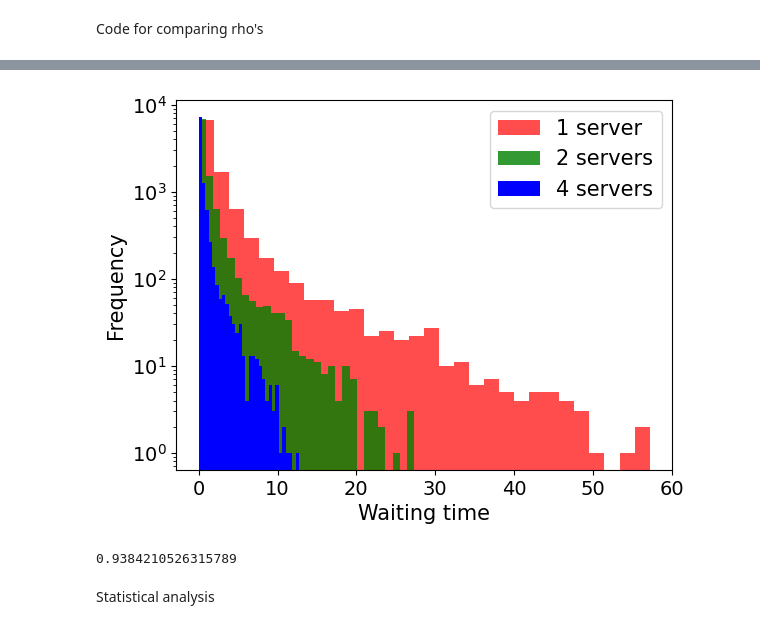
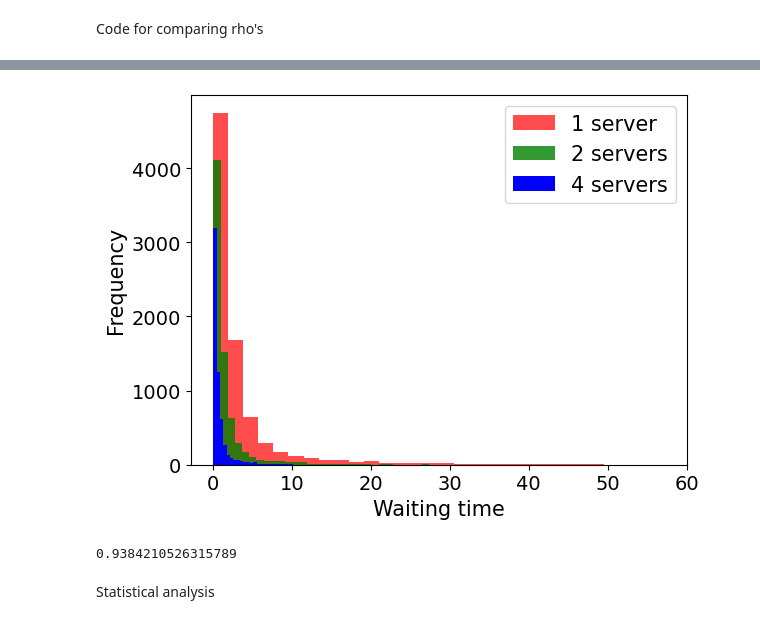
Before and after one commit to LoesBijman/stochastic_2, a Jupyter notebook: assignment_2.ipynb, the cells around one changed output, grey strips where cells are left out. Drawn from its saved outputs; the diff is of its cells as text; code cells hidden in the pictures.

```diff
--- a/assignment_2.ipynb
+++ b/assignment_2.ipynb
@@ -169,17 +169,20 @@ plt.show()
 [figure]
 # %%
-plt.hist(waiting_times_of_rhos_n1[-2], bins=30, color = 'red', label = '1 server', alpha = 0.7)
-plt.hist(waiting_times_of_rhos_n2[-2], bins=30, color = 'green', label = '2 servers', alpha = 0.8)
-plt.hist(waiting_times_of_rhos_n4[-2], bins=30, color = 'blue', label = '4 servers')
+waiting_times_given_notzero_n1 = waiting_times_of_rhos_n1[-2][waiting_times_of_rhos_n1[-2] !=0]
+waiting_times_given_notzero_n2 = waiting_times_of_rhos_n2[-2][waiting_times_of_rhos_n2[-2] !=0]
+waiting_times_given_notzero_n4 = waiting_times_of_rhos_n4[-2][waiting_times_of_rhos_n4[-2] !=0]
+
+plt.hist(waiting_times_given_notzero_n1, bins=30, color = 'red', label = '1 server', alpha = 0.7)
+plt.hist(waiting_times_given_notzero_n2, bins=30, color = 'green', label = '2 servers', alpha = 0.8)
+plt.hist(waiting_times_given_notzero_n4, bins=30, color = 'blue', label = '4 servers')
 plt.legend(fontsize = 15)
 plt.tick_params(labelsize=14)
 plt.xlabel('Waiting time', fontsize = 15)
 plt.ylabel('Frequency', fontsize = 15)
-plt.yscale('log')
 plt.show()
 print(rhos_list[-2])
 # %% [output]
-[figure, old version]
+[figure, new version]
 0.9384210526315789
 # %% [markdown]
 Statistical analysis
```
Also changed, not shown: parts of 1 cell of this notebook, 1 other file.
